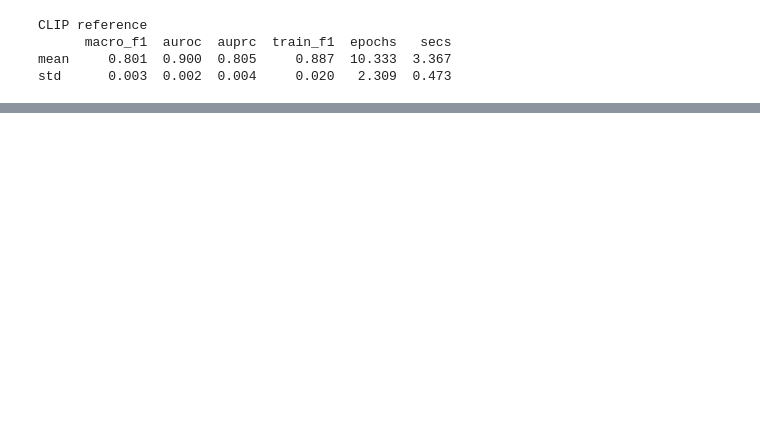
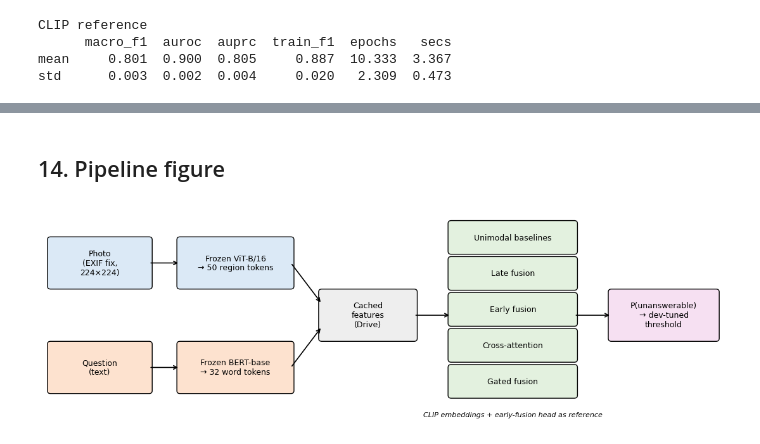
Before and after one commit to Mayureshj111/vizwiz-answerability-fusion, a Jupyter notebook: VizWiz_Fusion.ipynb, the cells around one changed output, grey strips where cells are left out. Saved outputs shown, nothing was run; the diff lists cells and outputs as text; code cells hidden in the pictures; blank space fills up the shorter version.

```diff
--- a/VizWiz_Fusion.ipynb
+++ b/VizWiz_Fusion.ipynb
@@ -632,0 +617,36 @@ std      0.003  0.002  0.004     0.020   2.309  0.473
+# %% [markdown]
+## 14. Pipeline figure
+# %%
+import matplotlib.pyplot as plt
+from matplotlib.patches import FancyBboxPatch
+
+fig, ax = plt.subplots(figsize=(11, 3.6)); ax.axis('off')
+ax.set_xlim(0, 11); ax.set_ylim(0, 3.6)
+
+def box(x, y, w, h, text, color):
+    ax.add_patch(FancyBboxPatch((x, y), w, h, boxstyle='round,pad=0.05', fc=color, ec='black'))
+    ax.text(x + w/2, y + h/2, text, ha='center', va='center', fontsize=9)
+
+def arrow(x1, y1, x2, y2):
+    ax.annotate('', xy=(x2, y2), xytext=(x1, y1), arrowprops=dict(arrowstyle='->', lw=1.2))
+
+box(0.1, 2.3, 1.6, 0.8, 'Photo\n(EXIF fix,\n224×224)', '#dbe9f6')
+box(0.1, 0.5, 1.6, 0.8, 'Question\n(text)', '#fde2cf')
+box(2.2, 2.3, 1.8, 0.8, 'Frozen ViT-B/16\n→ 50 region tokens', '#dbe9f6')
+box(2.2, 0.5, 1.8, 0.8, 'Frozen BERT-base\n→ 32 word tokens', '#fde2cf')
+box(4.5, 1.4, 1.5, 0.8, 'Cached\nfeatures\n(Drive)', '#eeeeee')
+models = ['Unimodal baselines', 'Late fusion', 'Early fusion', 'Cross-attention', 'Gated fusion']
+for i, m in enumerate(models):
+    box(6.6, 2.9 - i*0.62, 2.0, 0.48, m, '#e3f1df')
+box(9.2, 1.4, 1.7, 0.8, 'P(unanswerable)\n→ dev-tuned\nthreshold', '#f6e0f2')
+
+arrow(1.7, 2.7, 2.2, 2.7); arrow(1.7, 0.9, 2.2, 0.9)
+arrow(4.0, 2.7, 4.5, 2.0); arrow(4.0, 0.9, 4.5, 1.6)
+arrow(6.0, 1.8, 6.6, 1.8); arrow(8.6, 1.8, 9.2, 1.8)
+ax.text(7.6, 0.05, 'CLIP embeddings + early-fusion head as reference', ha='center', fontsize=8, style='italic')
+
+plt.tight_layout()
+plt.savefig('/content/drive/MyDrive/vizwiz/fig_pipeline.png', dpi=200, bbox_inches='tight')
+plt.show()
+# %% [output]
+[figure, added]
```
Also changed, not shown: parts of 16 cells of this notebook.
